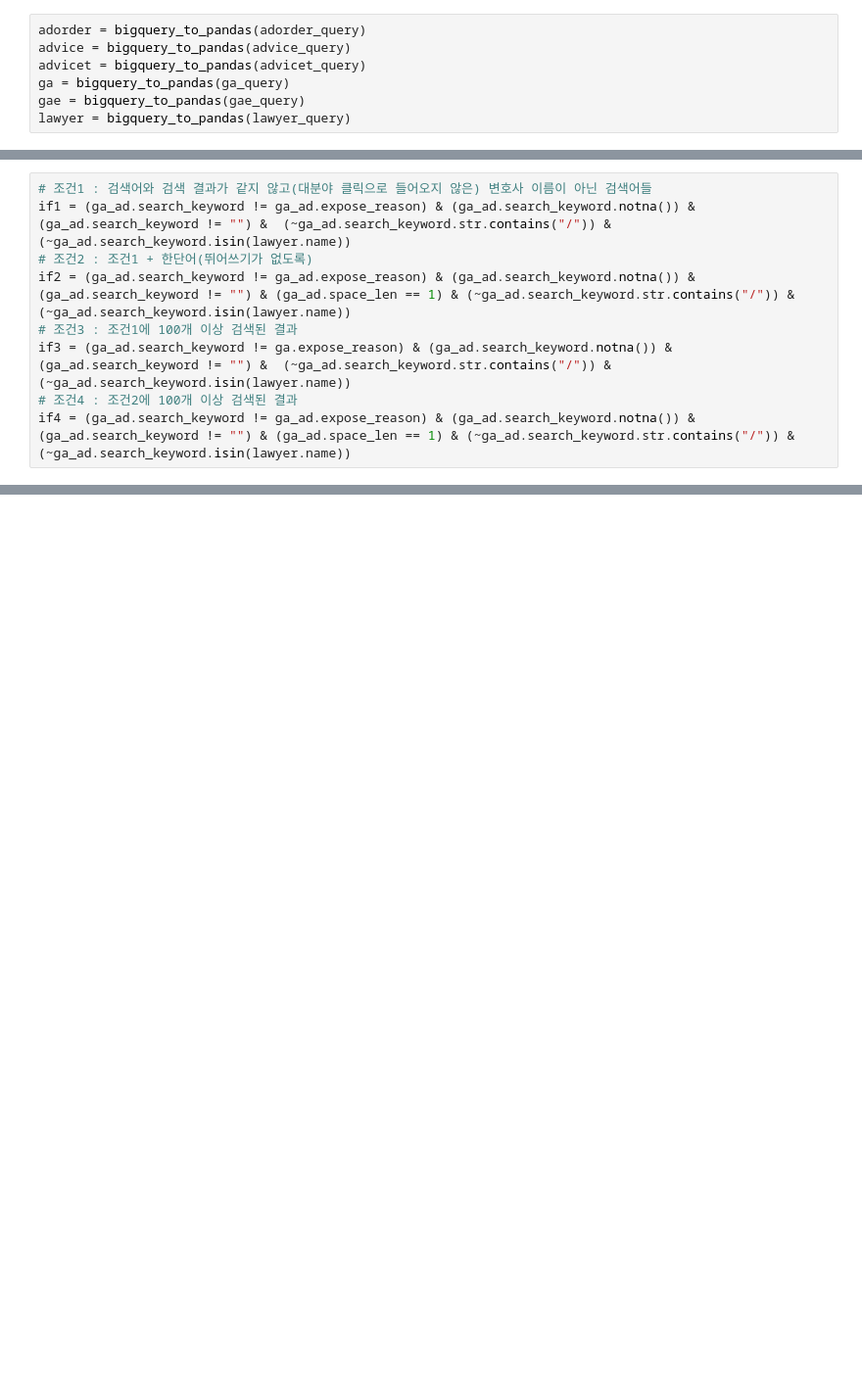
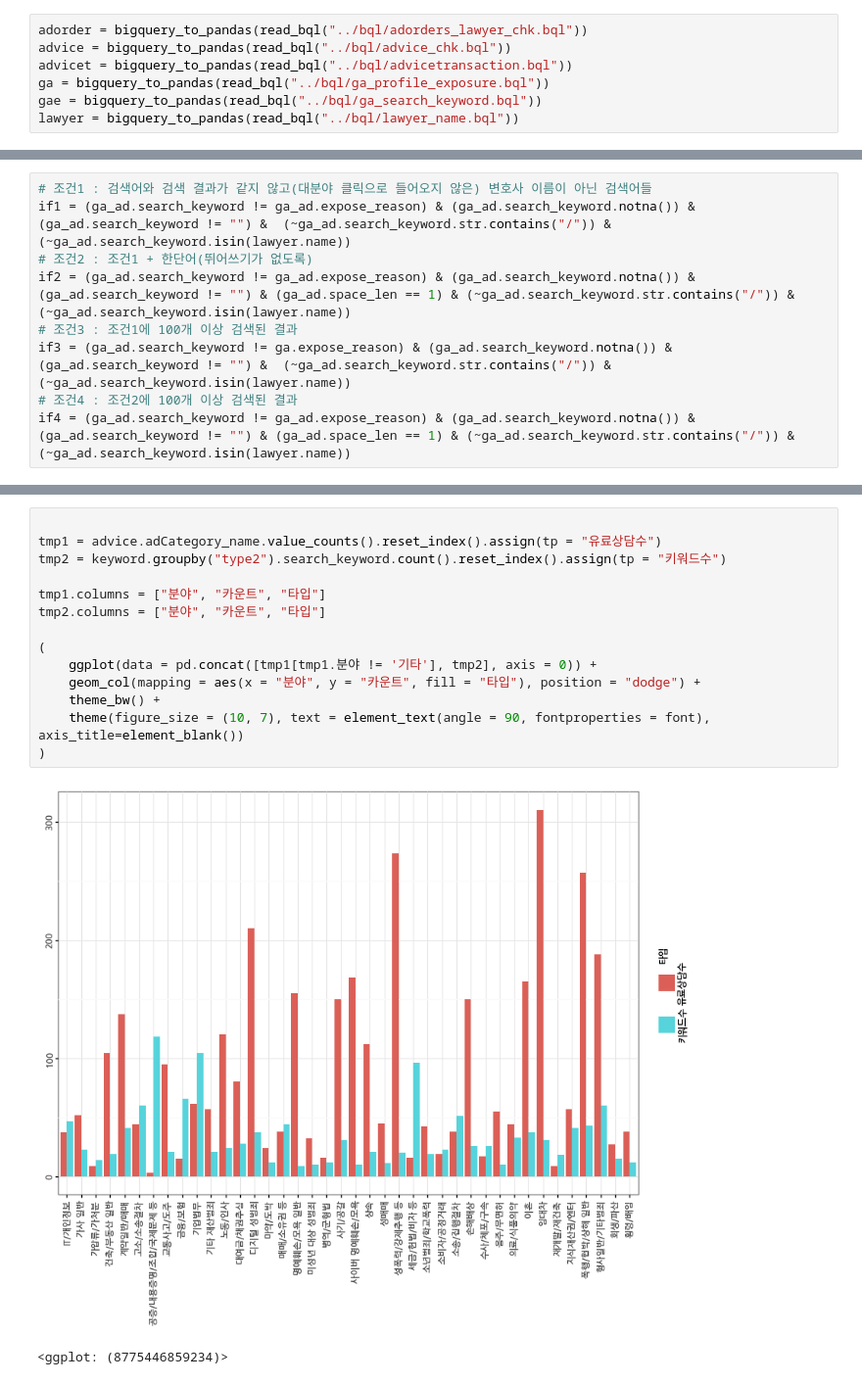
Before and after one commit to lawcompany/data_analytics, a Jupyter notebook: adhoc/cj/notebook/keyword_eda.ipynb, the cells around one changed output, grey strips where cells are left out. Shown: that part at 98% size. Saved outputs shown, nothing was run; the diff lists cells and outputs as text; blank space fills up the shorter version.

Commit message:
[CJ] 20220803 keyword_eda notebook upload

```diff
--- a/adhoc/cj/notebook/keyword_eda.ipynb
+++ b/adhoc/cj/notebook/keyword_eda.ipynb
@@ -687,10 +83,10 @@ WHERE 1 = 1
 # %%
-adorder = bigquery_to_pandas(adorder_query)
-advice = bigquery_to_pandas(advice_query)
-advicet = bigquery_to_pandas(advicet_query)
-ga = bigquery_to_pandas(ga_query)
-gae = bigquery_to_pandas(gae_query)
-lawyer = bigquery_to_pandas(lawyer_query)
+adorder = bigquery_to_pandas(read_bql("../bql/adorders_lawyer_chk.bql"))
+advice = bigquery_to_pandas(read_bql("../bql/advice_chk.bql"))
+advicet = bigquery_to_pandas(read_bql("../bql/advicetransaction.bql"))
+ga = bigquery_to_pandas(read_bql("../bql/ga_profile_exposure.bql"))
+gae = bigquery_to_pandas(read_bql("../bql/ga_search_keyword.bql"))
+lawyer = bigquery_to_pandas(read_bql("../bql/lawyer_name.bql"))
 # %%
 keyword = gs_append(url = 'https://docs.google.com/spreadsheets/d/1n9YKC3L9_d4QRKjlDqbHelxw5nC3Fz8hrgbHahOHhxM/edit#gid=0')
 keyword.columns = ["type1", "type2", "search_keyword"]
@@ -813,0 +274,17 @@ for i in list(advicet[if1].metadata_extraInfo.value_counts()[:10].index) :
+# %%
+
+tmp1 = advice.adCategory_name.value_counts().reset_index().assign(tp = "유료상담수")
+tmp2 = keyword.groupby("type2").search_keyword.count().reset_index().assign(tp = "키워드수")
+
+tmp1.columns = ["분야", "카운트", "타입"]
+tmp2.columns = ["분야", "카운트", "타입"]
+
+(
+    ggplot(data = pd.concat([tmp1[tmp1.분야 != '기타'], tmp2], axis = 0)) +
+    geom_col(mapping = aes(x = "분야", y = "카운트", fill = "타입"), position = "dodge") +
+    theme_bw() +
+    theme(figure_size = (10, 7), text = element_text(angle = 90, fontproperties = font), axis_title=element_blank())
+)
+# %% [output]
+[figure, added]
+<ggplot: (8775446859234)>
```
Also changed, not shown: parts of 23 cells of this notebook, 1 other file.
